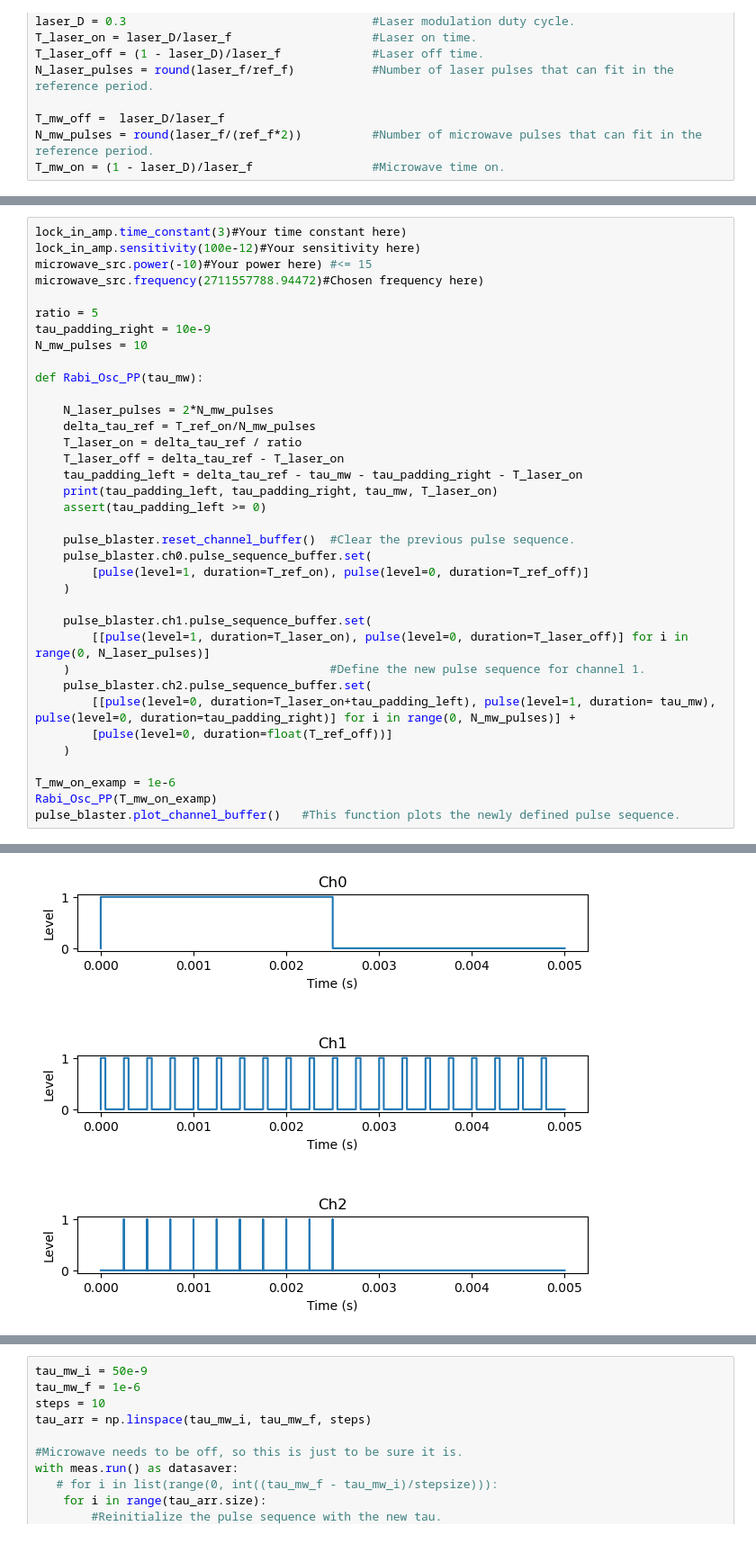
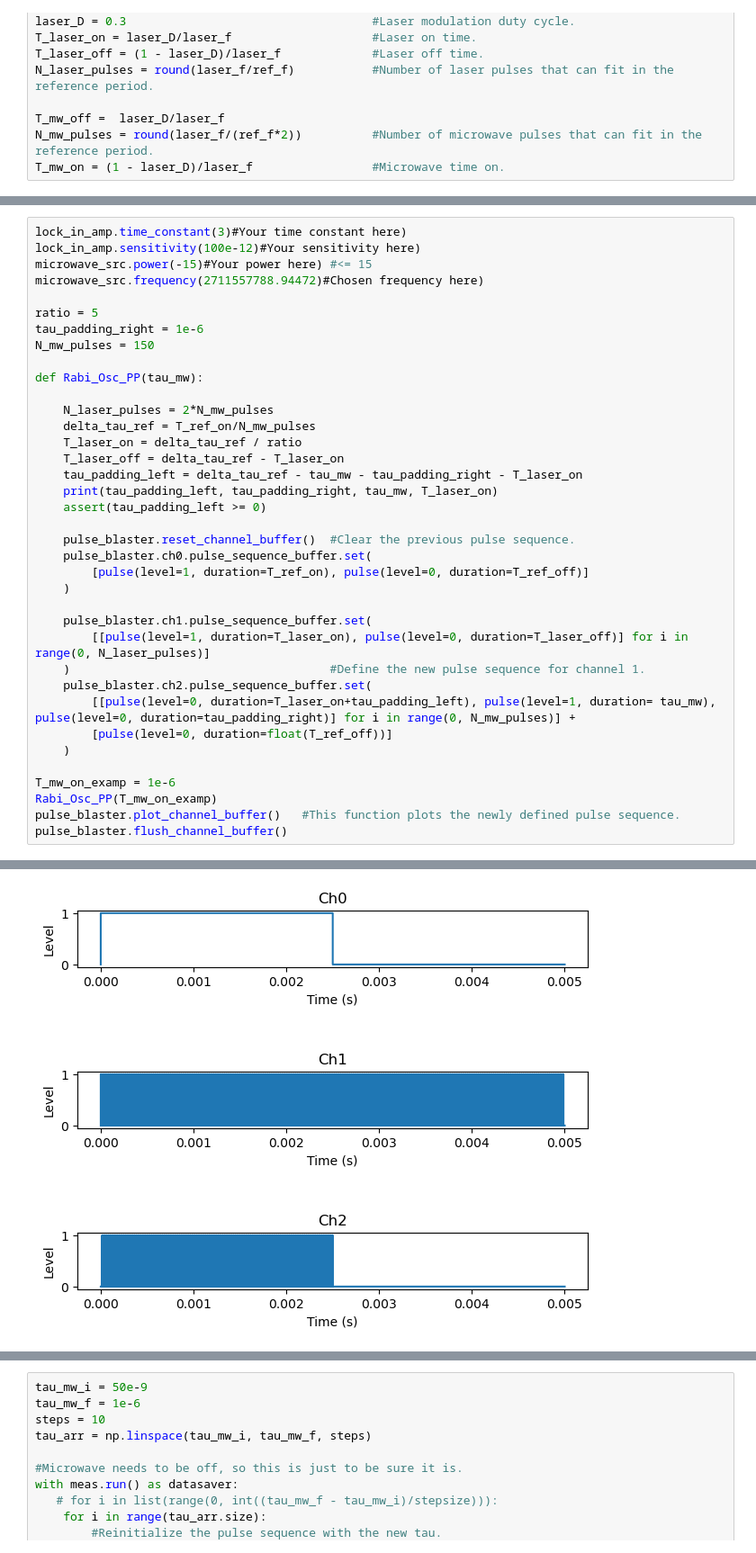
Before and after one commit to liuqiyucn/NV_Lab_Codes, a Jupyter notebook: Lab 2 Templates/Rabi Oscillations Lab 2.ipynb, the cells around one changed output, grey strips where cells are left out. Shown: that part at 90% size. Saved outputs shown, nothing was run; the diff lists cells and outputs as text.

```diff
--- a/Lab 2 Templates/Rabi Oscillations Lab 2.ipynb
+++ b/Lab 2 Templates/Rabi Oscillations Lab 2.ipynb
@@ -151,12 +163,12 @@ T_mw_on = (1 - laser_D)/laser_f                 #Microwave time on.
 # %%
 lock_in_amp.time_constant(3)#Your time constant here)
 lock_in_amp.sensitivity(100e-12)#Your sensitivity here)
-microwave_src.power(-10)#Your power here) #<= 15
+microwave_src.power(-15)#Your power here) #<= 15
 microwave_src.frequency(2711557788.94472)#Chosen frequency here)
 
 ratio = 5
-tau_padding_right = 10e-9
-N_mw_pulses = 10
+tau_padding_right = 1e-6
+N_mw_pulses = 150
 
 def Rabi_Osc_PP(tau_mw):
 
@@ -184,4 +196,5 @@ def Rabi_Osc_PP(tau_mw):
 T_mw_on_examp = 1e-6
 Rabi_Osc_PP(T_mw_on_examp)
 pulse_blaster.plot_channel_buffer()   #This function plots the newly defined pulse sequence.
+pulse_blaster.flush_channel_buffer()
 # %% [output]
@@ -189 +202 @@ pulse_blaster.plot_channel_buffer()   #This function plots the newly defined pul
-[figure, old version]
+[figure, new version]
```
Also changed, not shown: parts of 13 cells of this notebook, 7 other files.
